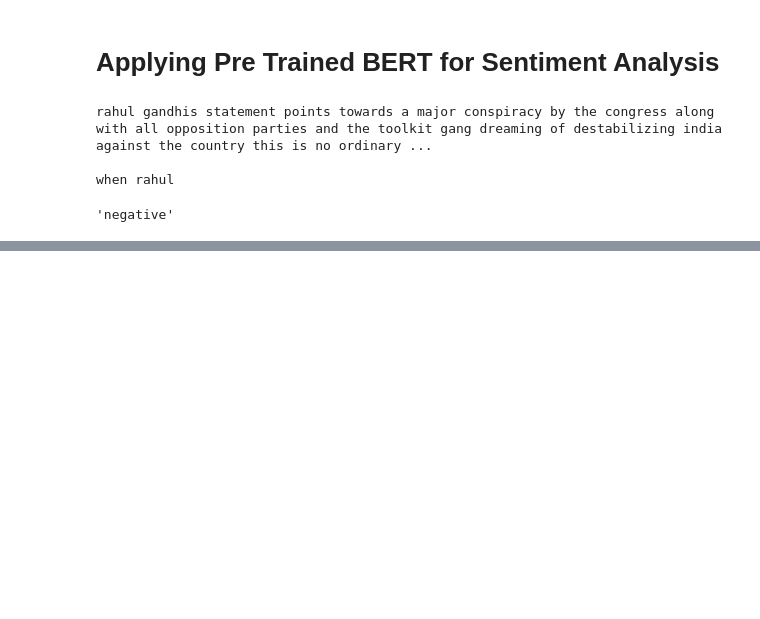
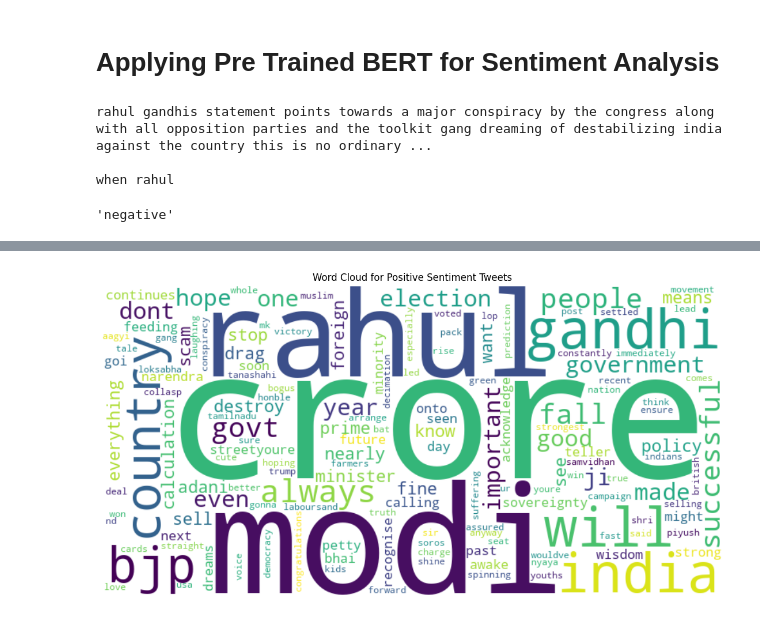
Before and after one commit to ajayn3300/Twitter-Sentiment-Analysis-and-Web-Scraping, a Jupyter notebook: Sentiment Analysis with Web Scraping.ipynb, the cells around one changed output, grey strips where cells are left out. Drawn from its saved outputs; the diff is of its cells as text; code cells hidden in the pictures; blank space fills up the shorter version.

```diff
--- a/Sentiment Analysis with Web Scraping.ipynb
+++ b/Sentiment Analysis with Web Scraping.ipynb
@@ -307,0 +327,17 @@ predict_sentiment(text, model = model, tokenizer = tokenizer, clean_fn = clean_t
+# %%
+# plotting word cloud
+from wordcloud import STOPWORDS
+wordcloud = WordCloud(
+    width=800,
+    height=400,
+    background_color='white',
+    stopwords=STOPWORDS
+).generate(" ".join(df[df['sentiment'] == 'positive']['clean_text'].dropna().astype(str)))
+
+plt.figure(figsize=(14, 7))
+plt.imshow(wordcloud, interpolation='bilinear')
+plt.axis('off')
+plt.title("Word Cloud for Positive Sentiment Tweets")
+plt.show()
+# %% [output]
+[figure, added]
```
Also changed, not shown: parts of 6 cells of this notebook.
